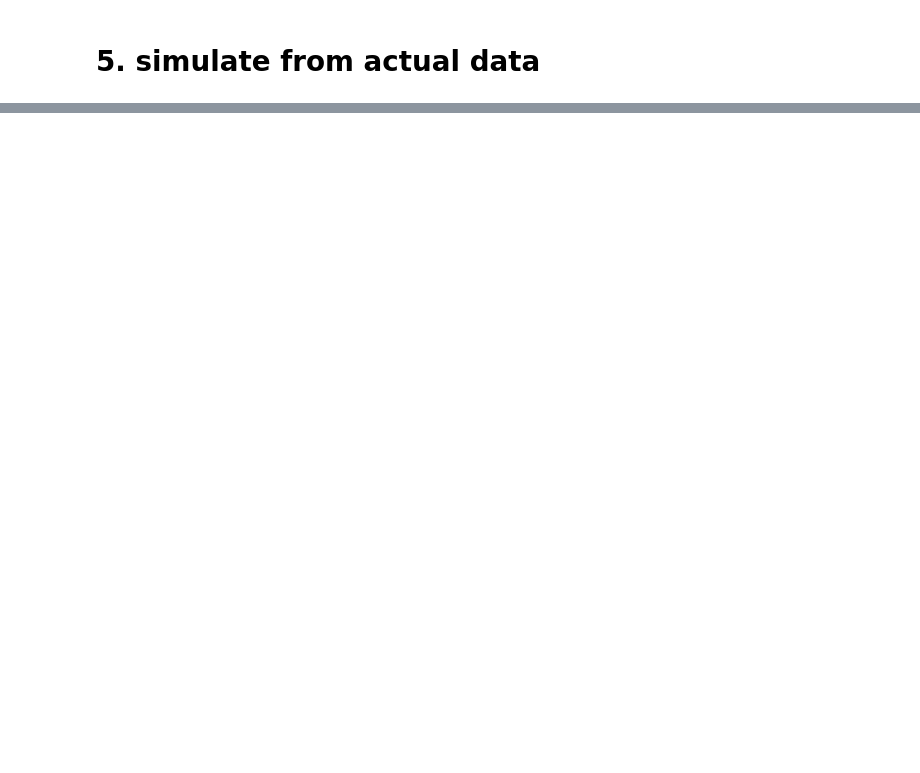
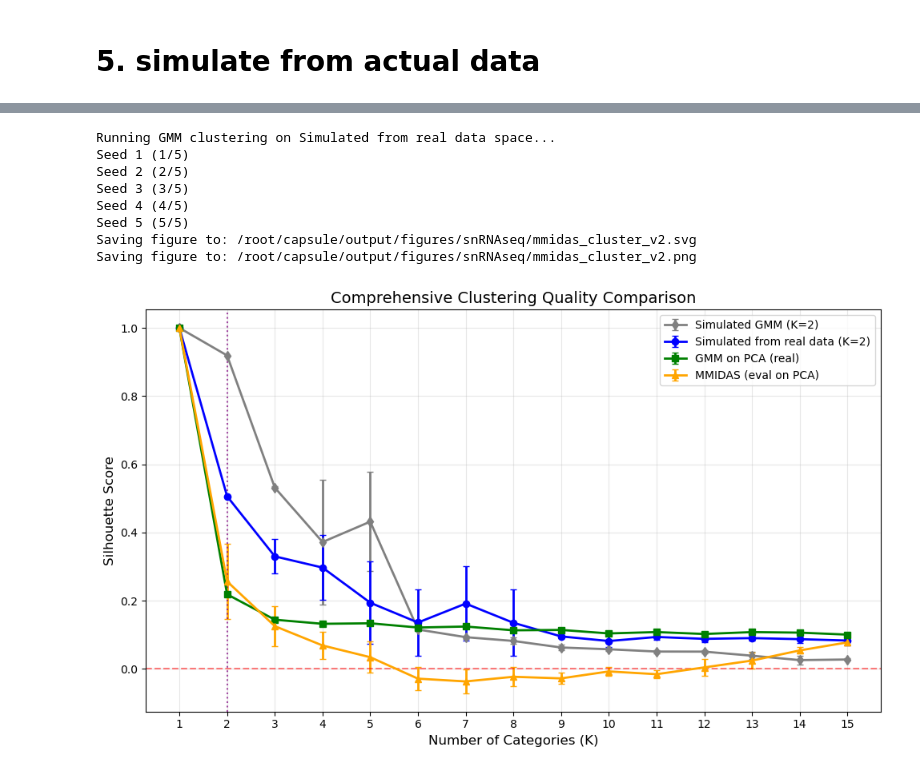
Before and after one commit to ShuonanChen/LCNE_transcriptomics, a Jupyter notebook: notebooks/snRNA/continuum_analayis.ipynb, the cells around one changed output, grey strips where cells are left out. Saved outputs shown, nothing was run; the diff lists cells and outputs as text; code cells hidden in the pictures; blank space fills up the shorter version.

```diff
--- a/notebooks/snRNA/continuum_analayis.ipynb
+++ b/notebooks/snRNA/continuum_analayis.ipynb
@@ -141,6 +138,10 @@ Seed 5 (5/5)
 # %%
-mmidas_res_path = DATA_DIR+"/all_mmidas_outcome_11.pkl"
-all_results = pkl.load(open(mmidas_res_path, 'rb'))
+mmidas_res_path_v1 = DATA_DIR+"/all_mmidas_outcome_new_11seed.pkl"
+mmidas_res_path_v2 = DATA_DIR+"/all_mmidas_outcome_new_11seed_v2.pkl"
+
+
+all_results = pkl.load(open(mmidas_res_path_v1, 'rb'))
+all_results = pkl.load(open(mmidas_res_path_v2, 'rb'))
 
 def process_mmidas_results(all_results, eval_space, space_name):
     """Process MMIDAS results for a given evaluation space"""
@@ -313,30 +328,40 @@ plt.gca().set_aspect('equal'); plt.legend(); plt.show()
 # %%
 sim_scores_real = run_gmm_analysis(Z_syn, "Simulated from real data", random_seeds, K_range)
 mean_sim_real = np.nanmean(sim_scores_real, axis=0)
 std_sim_real = np.nanstd(sim_scores_real, axis=0)
 
 # Create comprehensive comparison plot
 plt.figure(figsize=(10, 6))
 
 # Simulated data methods
 plt.errorbar(x_pos, mean_sim, yerr=std_sim, marker='d',
              label=f'Simulated GMM (K={gt_k})', linewidth=2, capsize=3, color='gray')
 plt.errorbar(x_pos, mean_sim_real, yerr=std_sim_real, marker='o',
              label='Simulated from real data (K=2)', linewidth=2, capsize=3, color='blue')
 
 # Real data methods
 plt.errorbar(x_pos, mean_pca, yerr=std_pca, marker='s',
              label='GMM on PCA (real)', linewidth=2, capsize=3, color='green')
 plt.errorbar(x_pos, mmidas_pca_mean, yerr=mmidas_pca_std, marker='^',
              label='MMIDAS (eval on PCA)', linewidth=2, capsize=3, color='orange')
 
 plt.xlabel('Number of Categories (K)', fontsize=12)
 plt.ylabel('Silhouette Score', fontsize=12)
 plt.title('Comprehensive Clustering Quality Comparison', fontsize=14)
 plt.xticks(x_pos, K_range)
 plt.legend()
 plt.grid(True, alpha=0.3)
 plt.axhline(y=0, color='red', linestyle='--', alpha=0.5, label='Zero baseline')
 plt.axvline(x=gt_k-1, color='purple', linestyle=':', alpha=0.7, label=f'True K={gt_k}')
 plt.tight_layout()
-save_figure('mmidas_cluster')
+save_figure('mmidas_cluster_v2')
+# %% [output]
+Running GMM clustering on Simulated from real data space...
+Seed 1 (1/5)
+Seed 2 (2/5)
+Seed 3 (3/5)
+Seed 4 (4/5)
+Seed 5 (5/5)
+Saving figure to: /root/capsule/output/figures/snRNAseq/mmidas_cluster_v2.svg
+Saving figure to: /root/capsule/output/figures/snRNAseq/mmidas_cluster_v2.png
+[figure, added]
```
Also changed, not shown: parts of 8 cells of this notebook, 3 other files.
